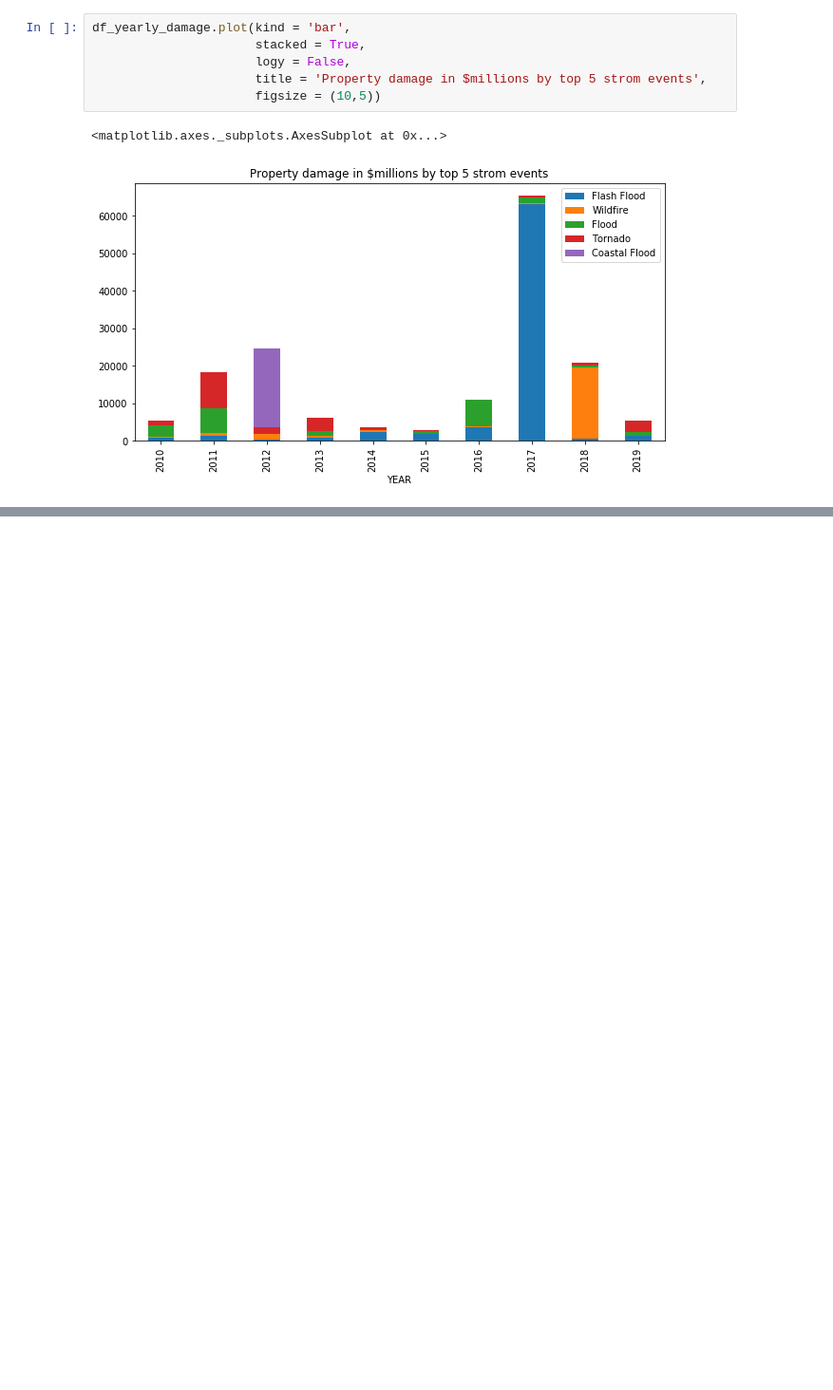
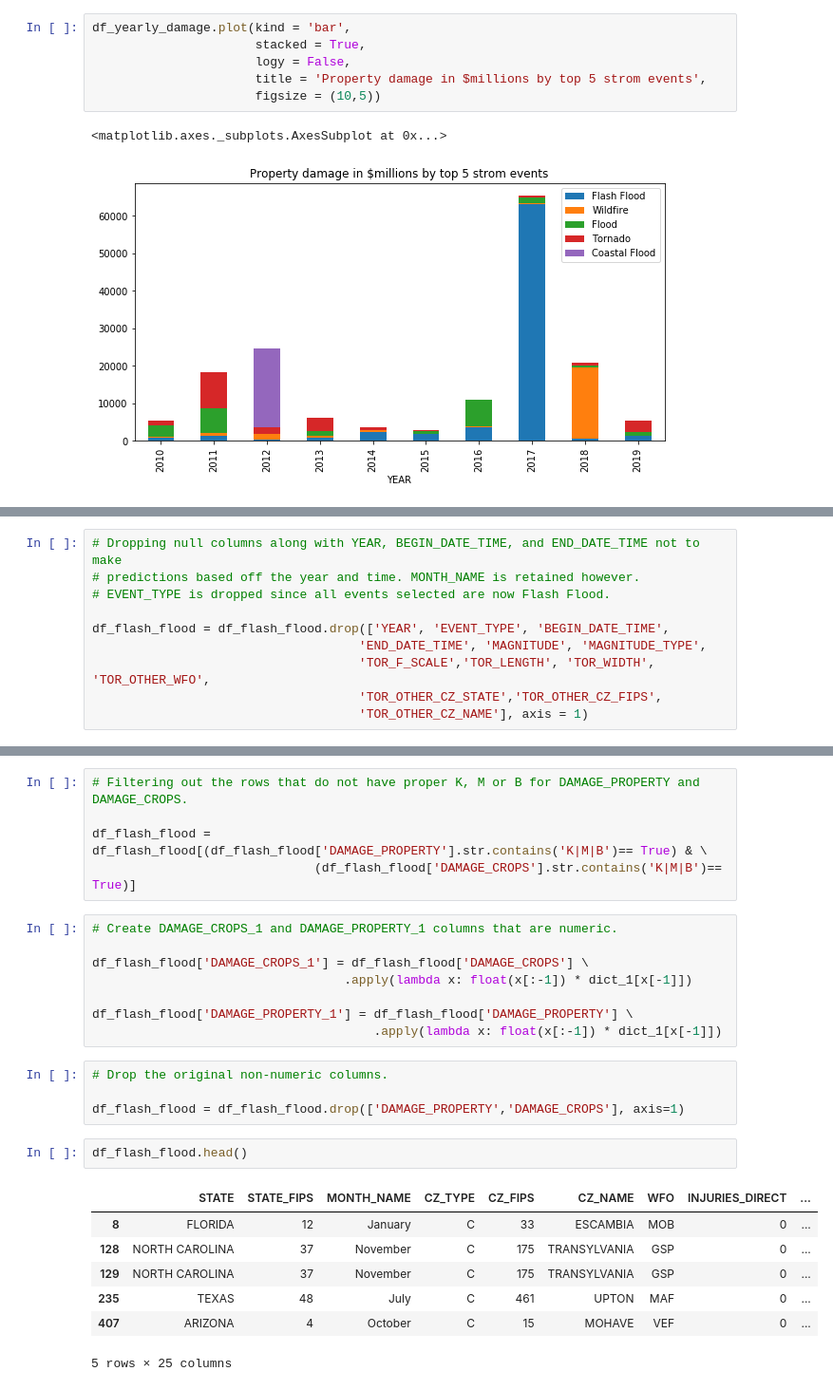
Before and after one commit to alwz1/storm-events, a Jupyter notebook: storm_events.ipynb, the cells around one changed output, grey strips where cells are left out. Shown at 95% size. Cells and saved outputs as stored; diff of their text form; blank space fills up the shorter version.

Commit message:
prepare flash flood data

```diff
--- a/storm_events.ipynb
+++ b/storm_events.ipynb
@@ -379,0 +405,10 @@ df_yearly_damage.plot(kind = 'bar',
+# %%
+# Dropping null columns along with YEAR, BEGIN_DATE_TIME, and END_DATE_TIME not to make
+# predictions based off the year and time. MONTH_NAME is retained however.
+# EVENT_TYPE is dropped since all events selected are now Flash Flood.
+
+df_flash_flood = df_flash_flood.drop(['YEAR', 'EVENT_TYPE', 'BEGIN_DATE_TIME',
+                                    'END_DATE_TIME', 'MAGNITUDE', 'MAGNITUDE_TYPE',
+                                    'TOR_F_SCALE','TOR_LENGTH', 'TOR_WIDTH', 'TOR_OTHER_WFO',
+                                    'TOR_OTHER_CZ_STATE','TOR_OTHER_CZ_FIPS',
+                                    'TOR_OTHER_CZ_NAME'], axis = 1)
@@ -379,0 +446,27 @@ df_yearly_damage.plot(kind = 'bar',
+# %%
+# Filtering out the rows that do not have proper K, M or B for DAMAGE_PROPERTY and DAMAGE_CROPS.
+
+df_flash_flood = df_flash_flood[(df_flash_flood['DAMAGE_PROPERTY'].str.contains('K|M|B')== True) & \
+                              (df_flash_flood['DAMAGE_CROPS'].str.contains('K|M|B')== True)]
+# %%
+# Create DAMAGE_CROPS_1 and DAMAGE_PROPERTY_1 columns that are numeric.
+
+df_flash_flood['DAMAGE_CROPS_1'] = df_flash_flood['DAMAGE_CROPS'] \
+                                  .apply(lambda x: float(x[:-1]) * dict_1[x[-1]])
+
+df_flash_flood['DAMAGE_PROPERTY_1'] = df_flash_flood['DAMAGE_PROPERTY'] \
+                                      .apply(lambda x: float(x[:-1]) * dict_1[x[-1]])
+# %%
+# Drop the original non-numeric columns.
+
+df_flash_flood = df_flash_flood.drop(['DAMAGE_PROPERTY','DAMAGE_CROPS'], axis=1)
+# %%
+df_flash_flood.head()
+# %% [output]
+|  | STATE | STATE_FIPS | MONTH_NAME | CZ_TYPE | CZ_FIPS | CZ_NAME | WFO | INJURIES_DIRECT | ... |
+| 8 | FLORIDA | 12 | January | C | 33 | ESCAMBIA | MOB | 0 | ... |
+| 128 | NORTH CAROLINA | 37 | November | C | 175 | TRANSYLVANIA | GSP | 0 | ... |
+| 129 | NORTH CAROLINA | 37 | November | C | 175 | TRANSYLVANIA | GSP | 0 | ... |
+| 235 | TEXAS | 48 | July | C | 461 | UPTON | MAF | 0 | ... |
+| 407 | ARIZONA | 4 | October | C | 15 | MOHAVE | VEF | 0 | ... |
+5 rows × 25 columns
```
Also changed, not shown: parts of 5 cells of this notebook.
